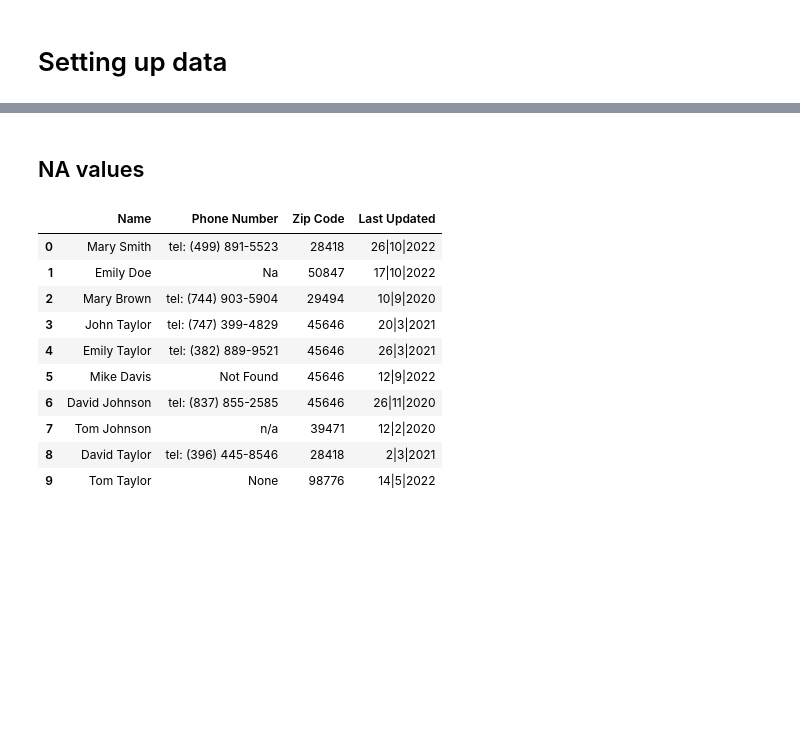
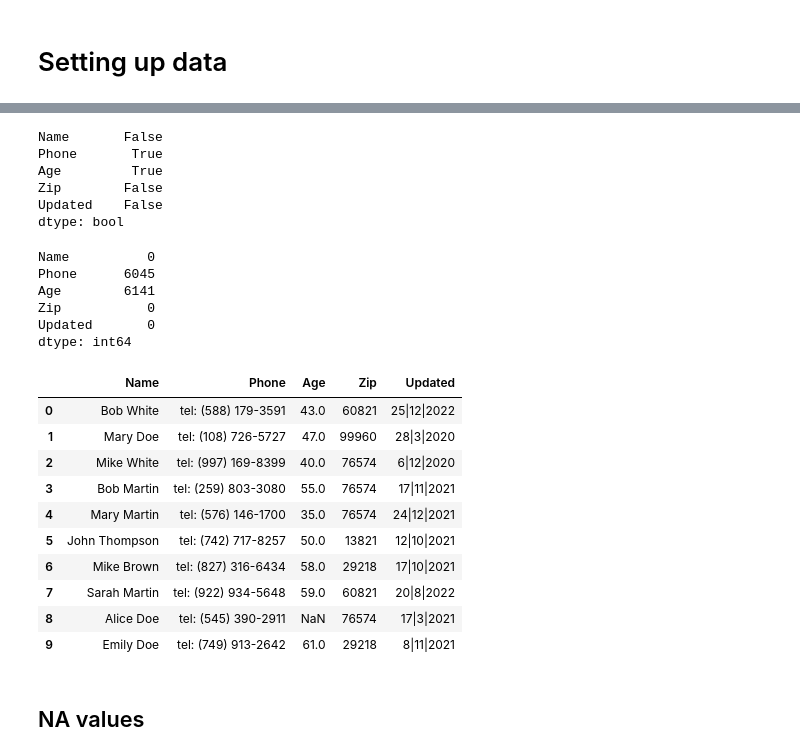
Before and after one commit to eupendra/locating_na, a Jupyter notebook: Catch NA.ipynb, the cells around one changed output, grey strips where cells are left out. Saved outputs shown, nothing was run; the diff lists cells and outputs as text; code cells hidden in the pictures; blank space fills up the shorter version.

```diff
--- a/Catch NA.ipynb
+++ b/Catch NA.ipynb
@@ -39,2 +92,37 @@ df
+# %%
+df.isna().any()
+# %% [output]
+Name       False
+Phone       True
+Age         True
+Zip        False
+Updated    False
+dtype: bool
+# %%
+df.isna().sum()
+# %% [output]
+Name          0
+Phone      6045
+Age        6141
+Zip           0
+Updated       0
+dtype: int64
+# %%
+rows = 10
+create_dummy_directory(rows)
+dfs = pd.read_csv(f'phone_directory_{rows}.csv')
+dfs
+# %% [output]
+|  | Name | Phone | Age | Zip | Updated |
+| 0 | Bob White | tel: (588) 179-3591 | 43.0 | 60821 | 25|12|2022 |
+| 1 | Mary Doe | tel: (108) 726-5727 | 47.0 | 99960 | 28|3|2020 |
+| 2 | Mike White | tel: (997) 169-8399 | 40.0 | 76574 | 6|12|2020 |
+| 3 | Bob Martin | tel: (259) 803-3080 | 55.0 | 76574 | 17|11|2021 |
+| 4 | Mary Martin | tel: (576) 146-1700 | 35.0 | 76574 | 24|12|2021 |
+| 5 | John Thompson | tel: (742) 717-8257 | 50.0 | 13821 | 12|10|2021 |
+| 6 | Mike Brown | tel: (827) 316-6434 | 58.0 | 29218 | 17|10|2021 |
+| 7 | Sarah Martin | tel: (922) 934-5648 | 59.0 | 60821 | 20|8|2022 |
+| 8 | Alice Doe | tel: (545) 390-2911 | NaN | 76574 | 17|3|2021 |
+| 9 | Emily Doe | tel: (749) 913-2642 | 61.0 | 29218 | 8|11|2021 |
 # %% [markdown]
 ## NA values
@@ -46,14 +128,0 @@ df.iloc[9,1]="None"
-# %%
-df
-# %% [output]
-|  | Name | Phone Number | Zip Code | Last Updated |
-| 0 | Mary Smith | tel: (499) 891-5523 | 28418 | 26|10|2022 |
-| 1 | Emily Doe | Na | 50847 | 17|10|2022 |
-| 2 | Mary Brown | tel: (744) 903-5904 | 29494 | 10|9|2020 |
-| 3 | John Taylor | tel: (747) 399-4829 | 45646 | 20|3|2021 |
-| 4 | Emily Taylor | tel: (382) 889-9521 | 45646 | 26|3|2021 |
-| 5 | Mike Davis | Not Found | 45646 | 12|9|2022 |
-| 6 | David Johnson | tel: (837) 855-2585 | 45646 | 26|11|2020 |
-| 7 | Tom Johnson | n/a | 39471 | 12|2|2020 |
-| 8 | David Taylor | tel: (396) 445-8546 | 28418 | 2|3|2021 |
-| 9 | Tom Taylor | None | 98776 | 14|5|2022 |
```
Also changed, not shown: parts of 29 cells of this notebook, 6 other files.
